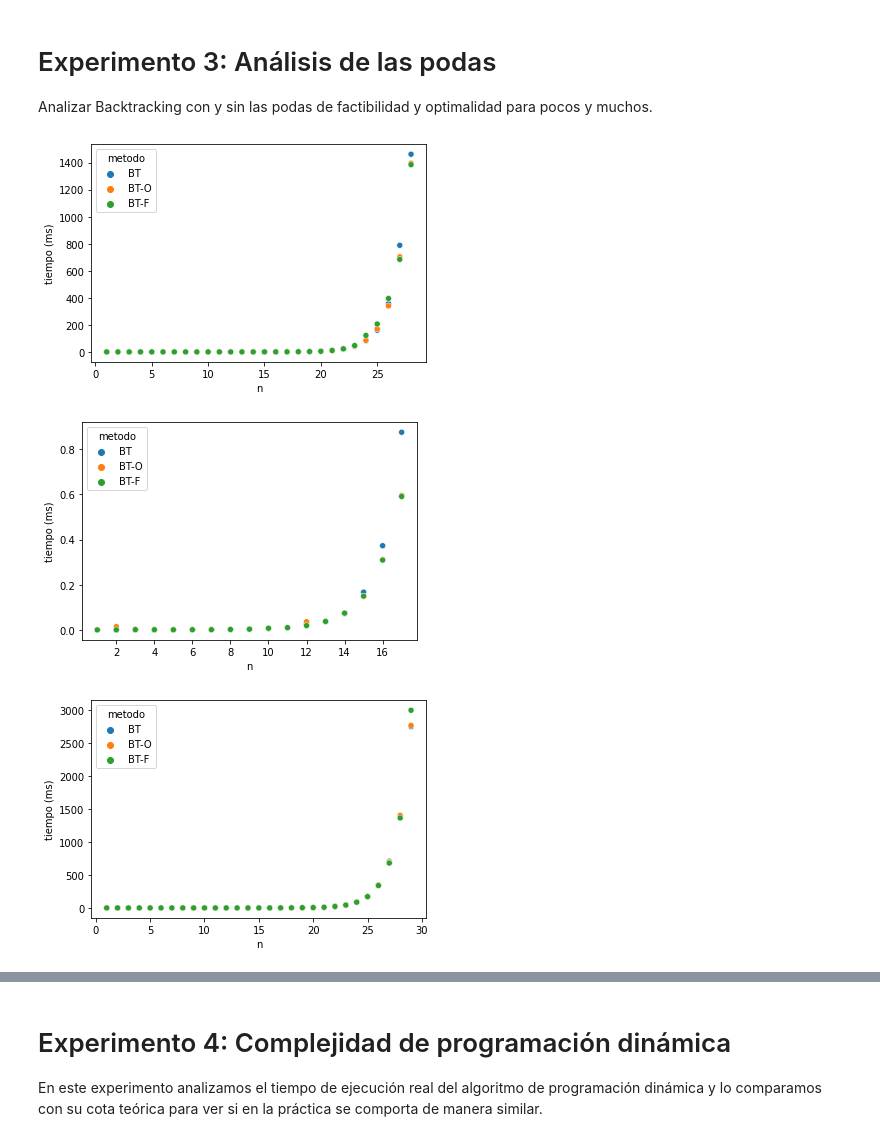
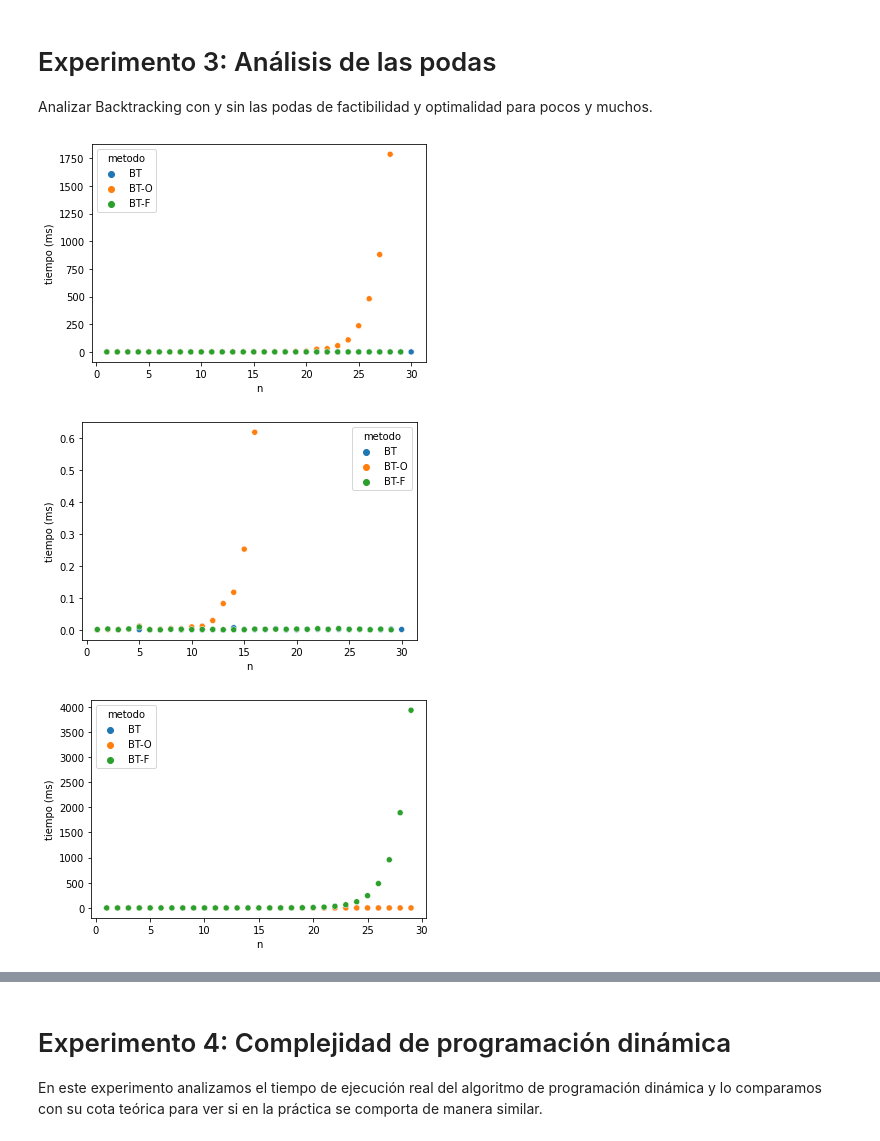
Before and after one commit to mybelgo/algo3tp1, a Jupyter notebook: testCases/generador/analisis.ipynb, the cells around one changed output, grey strips where cells are left out. Drawn from its saved outputs; the diff is of its cells as text; code cells hidden in the pictures.

```diff
--- a/testCases/generador/analisis.ipynb
+++ b/testCases/generador/analisis.ipynb
@@ -106,28 +106,28 @@ print("Índice de correlación de Pearson:", correlacion_pearson(df_BT_peor_caso
 Analizar Backtracking con y sin las podas de factibilidad y optimalidad para pocos y muchos.
 # %%
 # Comparamos BT y sus podas, para el mejor caso.
-df_BT_muchos = df_resultados[((df_resultados["metodo"]=="BT") | (df_resultados["metodo"]=="BT-F") | (df_resultados["metodo"]=="BT-O")) & (df_resultados["dataset"] == "muchos")].copy();
+df_BT_muchos = df_resultados[((df_resultados["metodo"]=="BT") | (df_resultados["metodo"]=="BT-F") | (df_resultados["metodo"]=="BT-O")) & (df_resultados["dataset"] == "pocos") & (df_resultados["n"] < 31)].copy();
 df_BT_muchos = df_BT_muchos[df_BT_muchos["tiempo"] < 2000]; # Sacamos outliers.
 fig = sns.scatterplot(data=df_BT_muchos, x='n', y='tiempo', hue='metodo');
 fig.set(xlabel='n', ylabel='tiempo (ms)');
 plt.savefig("graficos/bt-pocas-podas.svg");
 # %% [output]
-[figure, old version]
+[figure, new version]
 # %%
 # Acercamos un poco la lupa para ver la diferencia entre BT y BT-O.
 fig = sns.scatterplot(data=df_BT_muchos[df_BT_muchos["tiempo"]<1], x='n', y='tiempo', hue='metodo');
 fig.set(xlabel='n', ylabel='tiempo (ms)');
 plt.savefig("graficos/bt-pocas-podas-zoom.svg");
 # %% [output]
-[figure, old version]
+[figure, new version]
 # %%
 # Comparamos BT y sus podas, para el peor caso.
-df_BT_pocos = df_resultados[((df_resultados["metodo"]=="BT") | (df_resultados["metodo"]=="BT-F") | (df_resultados["metodo"]=="BT-O")) & (df_resultados["dataset"] == "pocos")].copy();
+df_BT_pocos = df_resultados[((df_resultados["metodo"]=="BT") | (df_resultados["metodo"]=="BT-F") | (df_resultados["metodo"]=="BT-O")) & (df_resultados["dataset"] == "muchos")].copy();
 fig = sns.scatterplot(data=df_BT_pocos, x='n', y='tiempo', hue='metodo');
 fig.set(xlabel='n', ylabel='tiempo (ms)');
 plt.savefig("graficos/bt-muchas-podas-baja.svg");
 # %% [output]
-[figure, old version]
+[figure, new version]
 # %%
 # Acercamos un poco la lupa para ver la diferencia entre BT y BT-O.
 fig = sns.scatterplot(data=df_BT_pocos[df_BT_pocos["tiempo"]<400], x='n', y='tiempo', hue='metodo');
```
Also changed, not shown: parts of 15 cells of this notebook, 17 other files.
